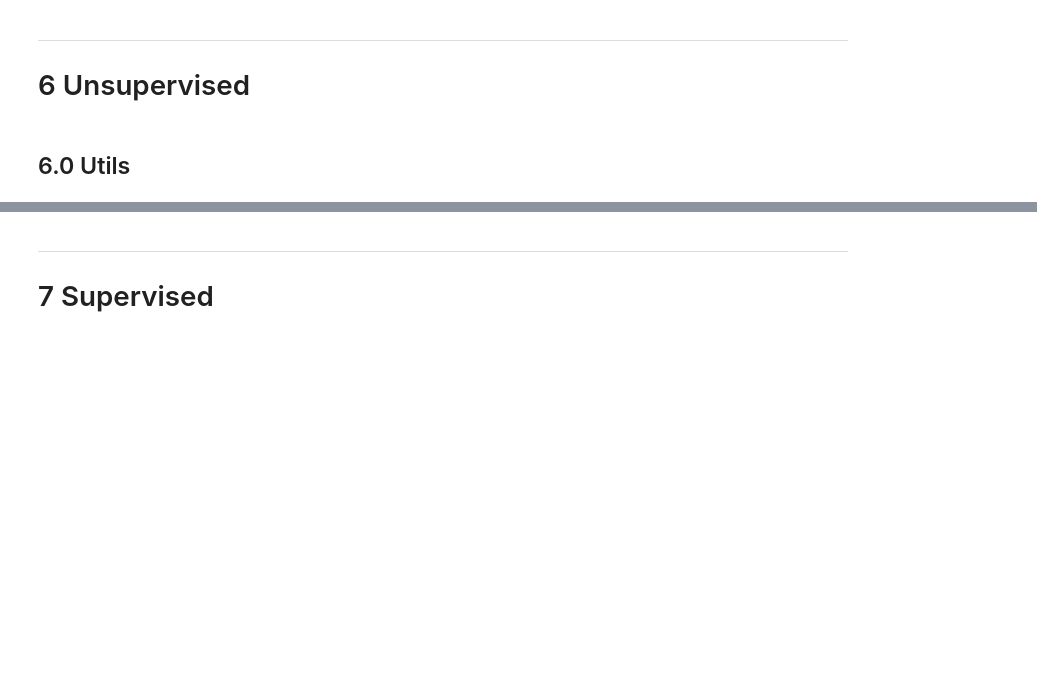
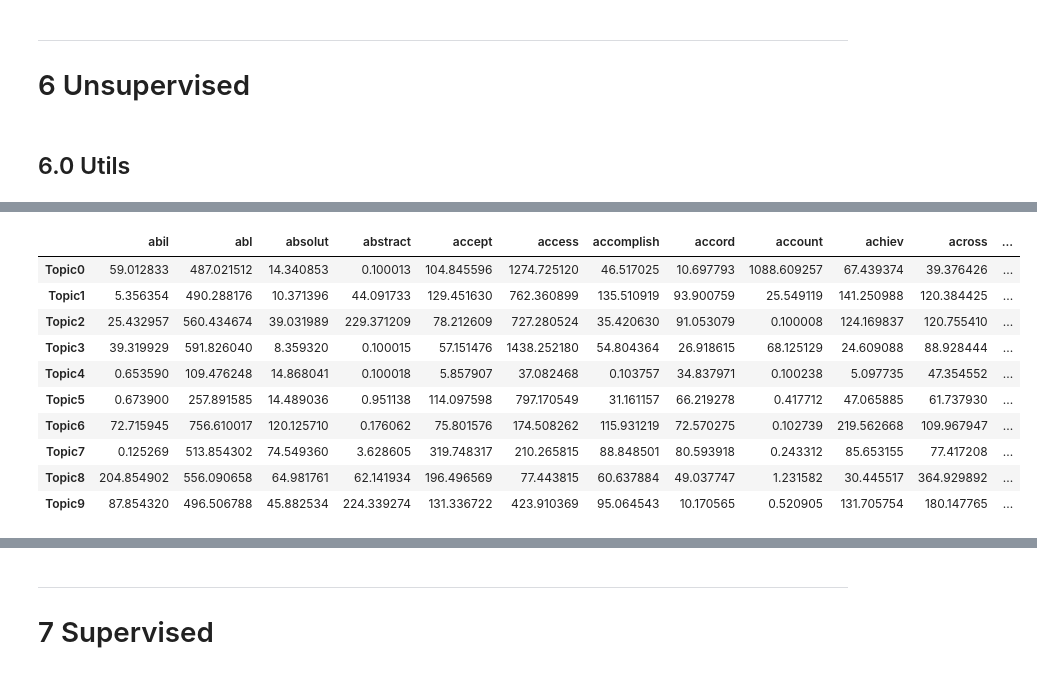
Before and after one commit to curiousmindflow/oc-ml-p5, a Jupyter notebook: modelisation.ipynb, the cells around one changed output, grey strips where cells are left out. Drawn from its saved outputs; the diff is of its cells as text; code cells hidden in the pictures; blank space fills up the shorter version.

```diff
--- a/modelisation.ipynb
+++ b/modelisation.ipynb
@@ -241,0 +379,14 @@ if config["unsupervised"]:
+# %%
+topic_keywords_df.iloc[:, :20]
+# %% [output]
+|  | abil | abl | absolut | abstract | accept | access | accomplish | accord | account | achiev | across | ... |
+| Topic0 | 59.012833 | 487.021512 | 14.340853 | 0.100013 | 104.845596 | 1274.725120 | 46.517025 | 10.697793 | 1088.609257 | 67.439374 | 39.376426 | ... |
+| Topic1 | 5.356354 | 490.288176 | 10.371396 | 44.091733 | 129.451630 | 762.360899 | 135.510919 | 93.900759 | 25.549119 | 141.250988 | 120.384425 | ... |
+| Topic2 | 25.432957 | 560.434674 | 39.031989 | 229.371209 | 78.212609 | 727.280524 | 35.420630 | 91.053079 | 0.100008 | 124.169837 | 120.755410 | ... |
+| Topic3 | 39.319929 | 591.826040 | 8.359320 | 0.100015 | 57.151476 | 1438.252180 | 54.804364 | 26.918615 | 68.125129 | 24.609088 | 88.928444 | ... |
+| Topic4 | 0.653590 | 109.476248 | 14.868041 | 0.100018 | 5.857907 | 37.082468 | 0.103757 | 34.837971 | 0.100238 | 5.097735 | 47.354552 | ... |
+| Topic5 | 0.673900 | 257.891585 | 14.489036 | 0.951138 | 114.097598 | 797.170549 | 31.161157 | 66.219278 | 0.417712 | 47.065885 | 61.737930 | ... |
+| Topic6 | 72.715945 | 756.610017 | 120.125710 | 0.176062 | 75.801576 | 174.508262 | 115.931219 | 72.570275 | 0.102739 | 219.562668 | 109.967947 | ... |
+| Topic7 | 0.125269 | 513.854302 | 74.549360 | 3.628605 | 319.748317 | 210.265815 | 88.848501 | 80.593918 | 0.243312 | 85.653155 | 77.417208 | ... |
+| Topic8 | 204.854902 | 556.090658 | 64.981761 | 62.141934 | 196.496569 | 77.443815 | 60.637884 | 49.037747 | 1.231582 | 30.445517 | 364.929892 | ... |
+| Topic9 | 87.854320 | 496.506788 | 45.882534 | 224.339274 | 131.336722 | 423.910369 | 95.064543 | 10.170565 | 0.520905 | 131.705754 | 180.147765 | ... |
```
Also changed, not shown: parts of 49 cells of this notebook, 1 other file.
